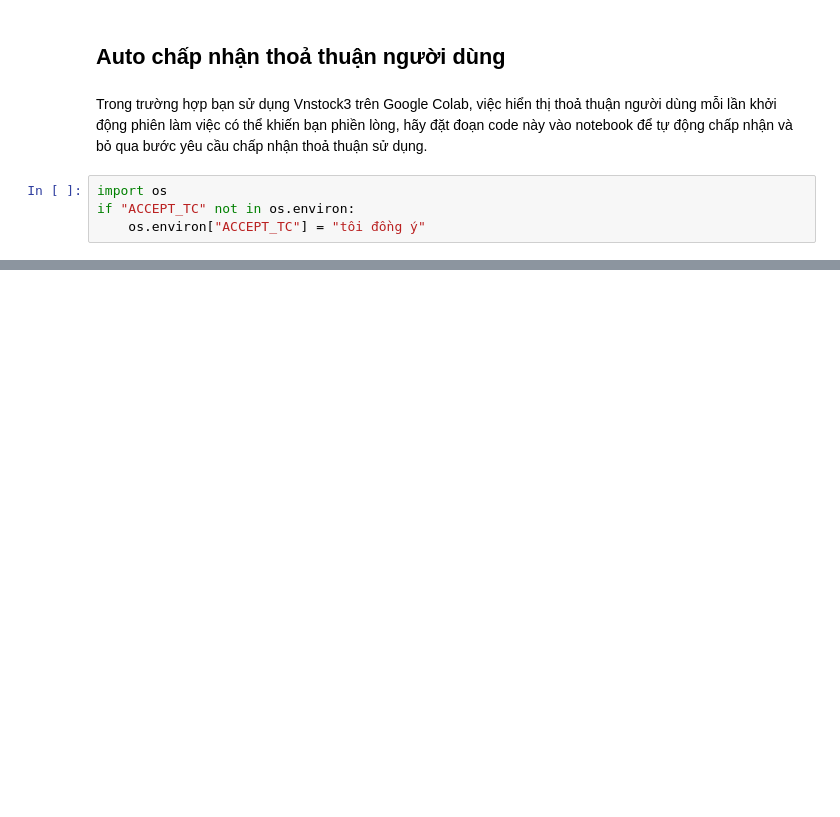
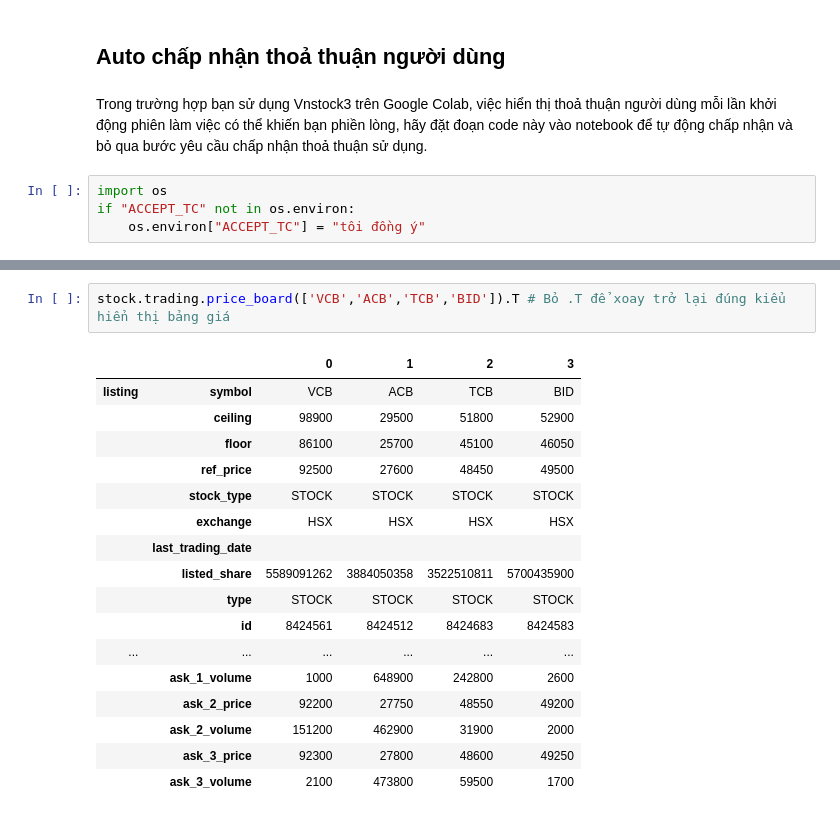
Before and after one commit to thinh-vu/vnstock, a Jupyter notebook: docs/vnstock3_demo.ipynb, the cells around one changed output, grey strips where cells are left out. Drawn from its saved outputs; the diff is of its cells as text; blank space fills up the shorter version.

```diff
--- a/docs/vnstock3_demo.ipynb
+++ b/docs/vnstock3_demo.ipynb
@@ -24,0 +160,20 @@ if "ACCEPT_TC" not in os.environ:
+# %%
+stock.trading.price_board(['VCB','ACB','TCB','BID']).T # Bỏ .T để xoay trở lại đúng kiểu hiển thị bảng giá
+# %% [output]
+|  |  | 0 | 1 | 2 | 3 |
+| listing | symbol | VCB | ACB | TCB | BID |
+|  | ceiling | 98900 | 29500 | 51800 | 52900 |
+|  | floor | 86100 | 25700 | 45100 | 46050 |
+|  | ref_price | 92500 | 27600 | 48450 | 49500 |
+|  | stock_type | STOCK | STOCK | STOCK | STOCK |
+|  | exchange | HSX | HSX | HSX | HSX |
+|  | last_trading_date |  |  |  |  |
+|  | listed_share | 5589091262 | 3884050358 | 3522510811 | 5700435900 |
+|  | type | STOCK | STOCK | STOCK | STOCK |
+|  | id | 8424561 | 8424512 | 8424683 | 8424583 |
+| ... | ... | ... | ... | ... | ... |
+|  | ask_1_volume | 1000 | 648900 | 242800 | 2600 |
+|  | ask_2_price | 92200 | 27750 | 48550 | 49200 |
+|  | ask_2_volume | 151200 | 462900 | 31900 | 2000 |
+|  | ask_3_price | 92300 | 27800 | 48600 | 49250 |
+|  | ask_3_volume | 2100 | 473800 | 59500 | 1700 |
```
Also changed, not shown: parts of 20 cells of this notebook, 53 other files.
